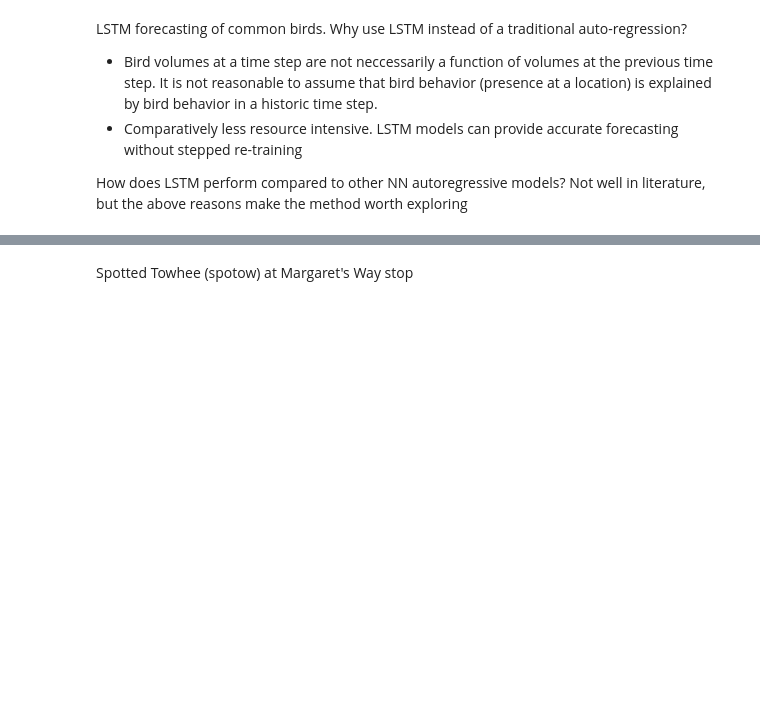
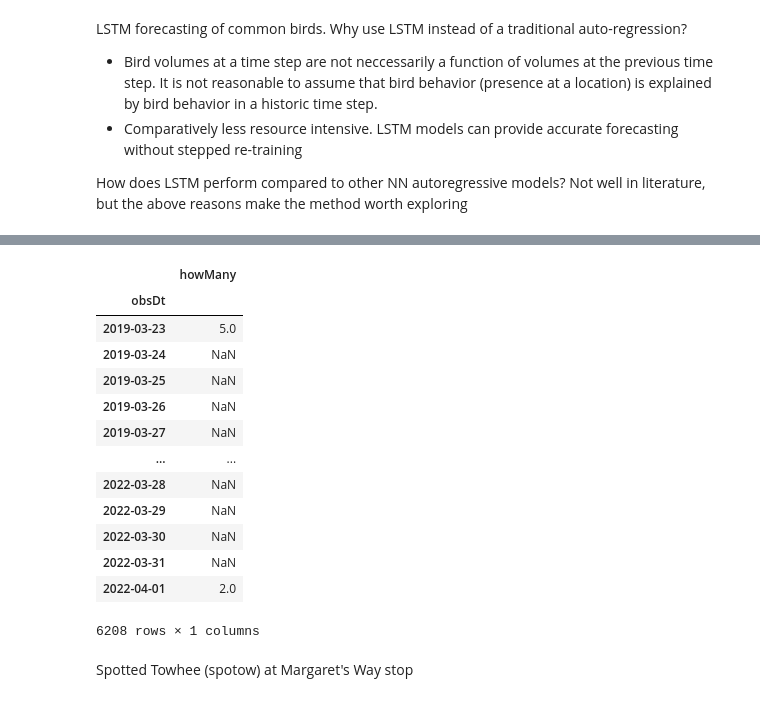
Before and after one commit to Tanag3r/trailheadDirect_birds, a Jupyter notebook: lstm_analysis.ipynb, the cells around one changed output, grey strips where cells are left out. Drawn from its saved outputs; the diff is of its cells as text; code cells hidden in the pictures; blank space fills up the shorter version.

Commit message:
combining all stops to build training model

```diff
--- a/lstm_analysis.ipynb
+++ b/lstm_analysis.ipynb
@@ -123,0 +154,6 @@ def trim_DatasetDates(dailyData: pd.DataFrame,nInput:int):
+# %%
+rx = []
+for i in allStopDataset(speciesCode='amerob',cnx=connectDB()).stopList:
+    gg = build_dailyDataset(speciesCode='amerob',StopName=i,cnx=connectDB())
+    rx.append(gg)
+rx
@@ -124,3 +178,20 @@ def trim_DatasetDates(dailyData: pd.DataFrame,nInput:int):
+# %%
+pd.concat(rx)
+# %% [output]
+|  | howMany |
+| obsDt |  |
+| 2019-03-23 | 5.0 |
+| 2019-03-24 | NaN |
+| 2019-03-25 | NaN |
+| 2019-03-26 | NaN |
+| 2019-03-27 | NaN |
+| ... | ... |
+| 2022-03-28 | NaN |
+| 2022-03-29 | NaN |
+| 2022-03-30 | NaN |
+| 2022-03-31 | NaN |
+| 2022-04-01 | 2.0 |
+6208 rows × 1 columns
 # %%
 def split_trainTest(dailyObs,nInput:int):
     dailyObs = trim_DatasetDates(dailyData=dailyObs,nInput=nInput)
```
Also changed, not shown: parts of 3 cells of this notebook.
